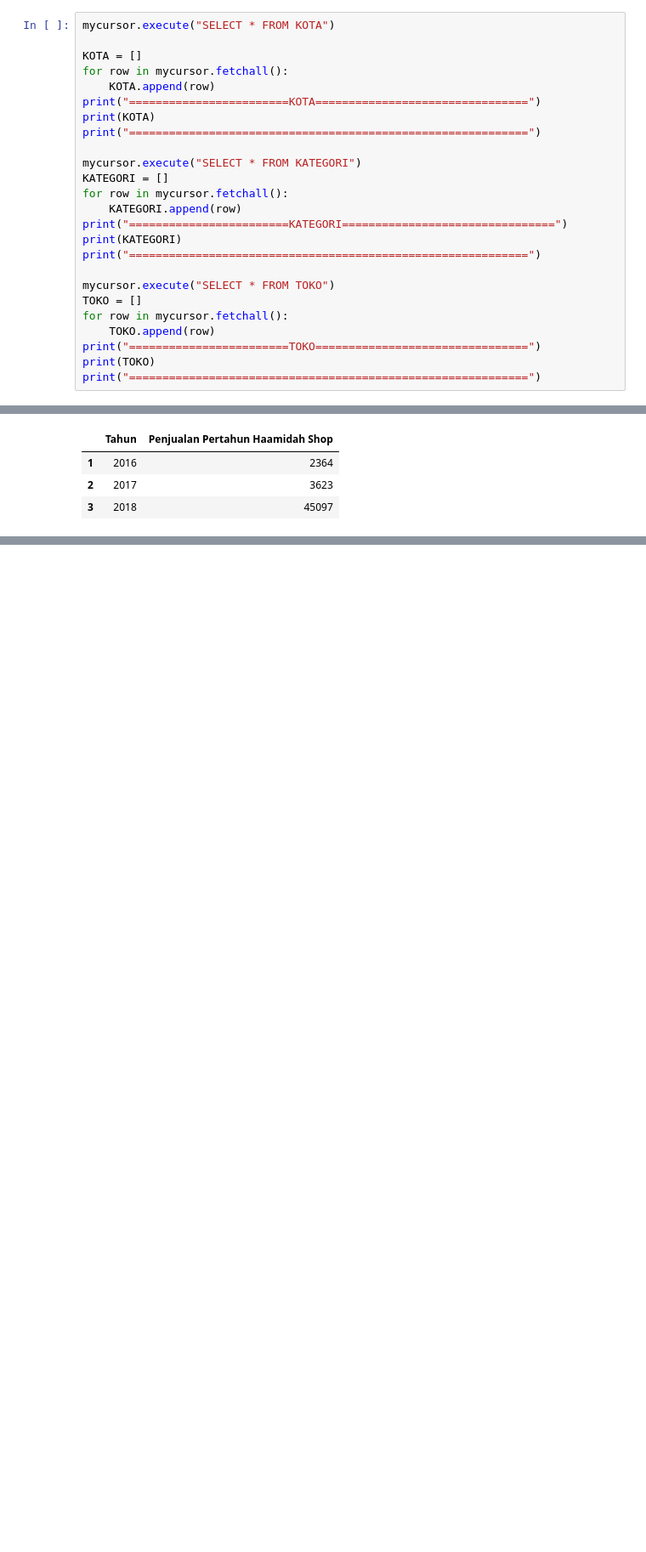
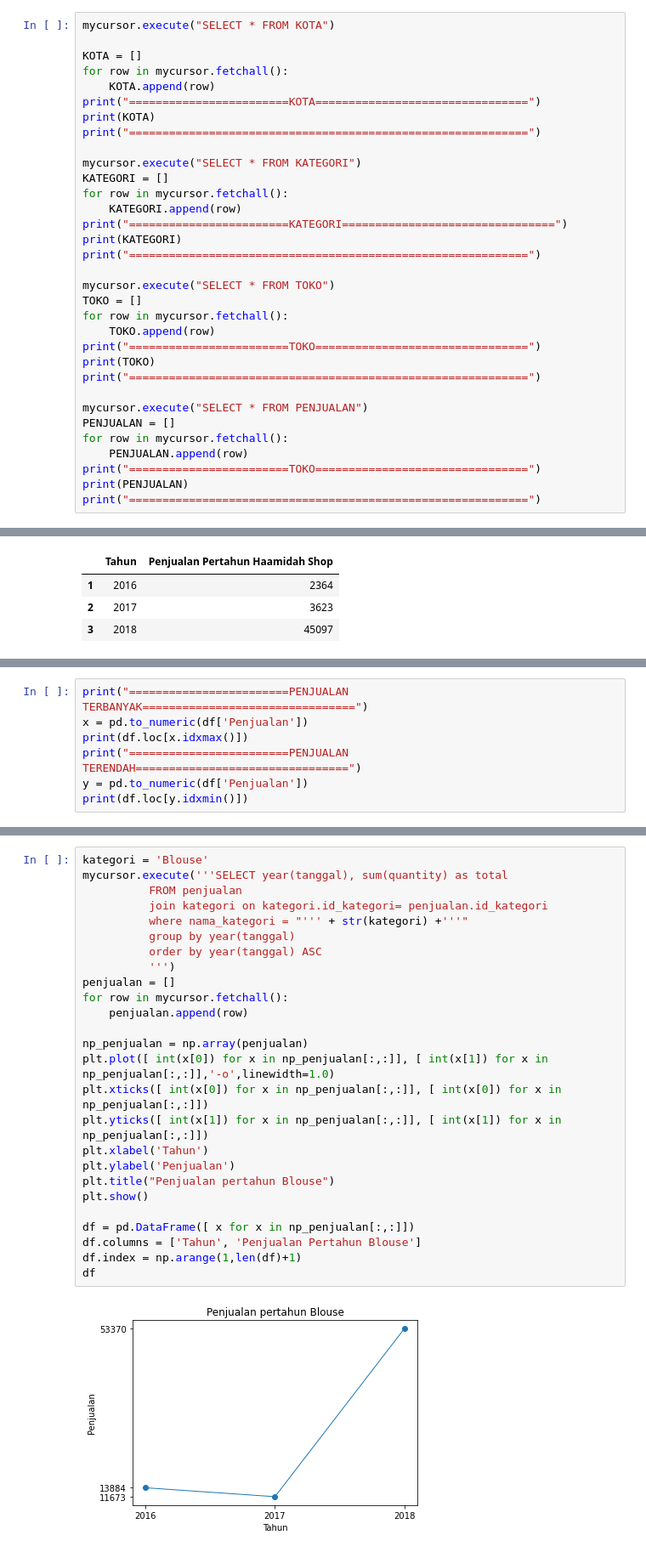
Before and after one commit to fadlanbhahreisy/data_science, a Jupyter notebook: TA-Datawarehouse/main.ipynb, the cells around one changed output, grey strips where cells are left out. Shown at 85% size. Drawn from its saved outputs; the diff is of its cells as text; blank space fills up the shorter version.

```diff
--- a/TA-Datawarehouse/main.ipynb
+++ b/TA-Datawarehouse/main.ipynb
@@ -164,6 +164,14 @@ for row in mycursor.fetchall():
 print("========================TOKO================================")
 print(TOKO)
 print("============================================================")
+
+mycursor.execute("SELECT * FROM PENJUALAN")
+PENJUALAN = []
+for row in mycursor.fetchall():
+    PENJUALAN.append(row)
+print("========================TOKO================================")
+print(PENJUALAN)
+print("============================================================")
 # %% [output]
 ========================KOTA================================
 [(1, 'Jakarta'), (2, 'Kota Bandung'), (3, 'Kota Surakarta'), (4, 'Kota Surabaya'), (5, 'Kab. Pekalongan'), (6, 'Kota Depok'), (7, 'Kota Banjar'), (8, 'Kota Denpasar'), (9, 'Kab. Bekasi'), (10, 'Kota P ...
@@ -360,0 +412,7 @@ df
+# %%
+print("========================PENJUALAN TERBANYAK================================")
+x = pd.to_numeric(df['Penjualan'])
+print(df.loc[x.idxmax()])
+print("========================PENJUALAN TERENDAH================================")
+y = pd.to_numeric(df['Penjualan'])
+print(df.loc[y.idxmin()])
@@ -360,0 +428,28 @@ df
+# %%
+kategori = 'Blouse'
+mycursor.execute('''SELECT year(tanggal), sum(quantity) as total
+          FROM penjualan
+          join kategori on kategori.id_kategori= penjualan.id_kategori
+          where nama_kategori = "''' + str(kategori) +'''"
+          group by year(tanggal)
+          order by year(tanggal) ASC
+          ''')
+penjualan = []
+for row in mycursor.fetchall():
+    penjualan.append(row)
+
+np_penjualan = np.array(penjualan)
+plt.plot([ int(x[0]) for x in np_penjualan[:,:]], [ int(x[1]) for x in np_penjualan[:,:]],'-o',linewidth=1.0)
+plt.xticks([ int(x[0]) for x in np_penjualan[:,:]], [ int(x[0]) for x in np_penjualan[:,:]])
+plt.yticks([ int(x[1]) for x in np_penjualan[:,:]], [ int(x[1]) for x in np_penjualan[:,:]])
+plt.xlabel('Tahun')
+plt.ylabel('Penjualan')
+plt.title("Penjualan pertahun Blouse")
+plt.show()
+
+df = pd.DataFrame([ x for x in np_penjualan[:,:]])
+df.columns = ['Tahun', 'Penjualan Pertahun Blouse']
+df.index = np.arange(1,len(df)+1)
+df
+# %% [output]
+[figure, added]
```
Also changed, not shown: parts of 5 cells of this notebook.
